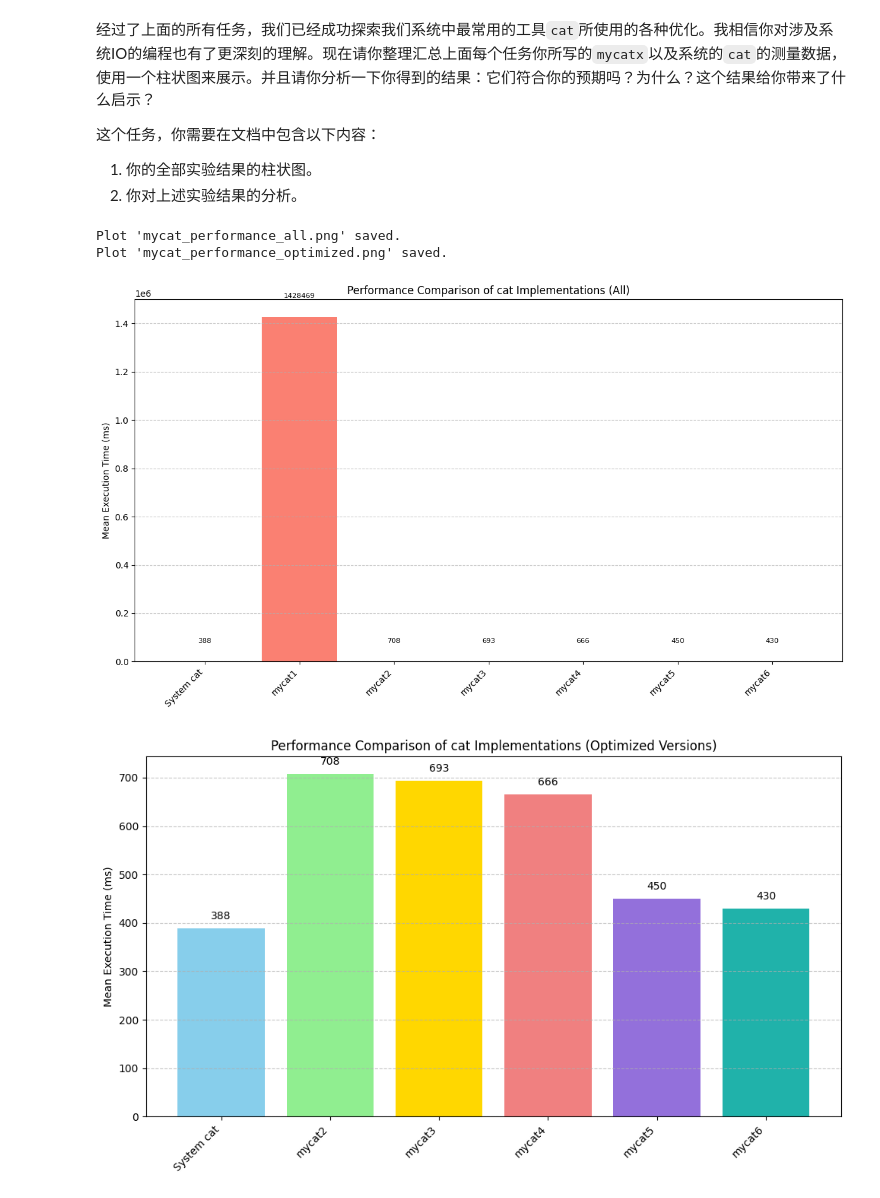
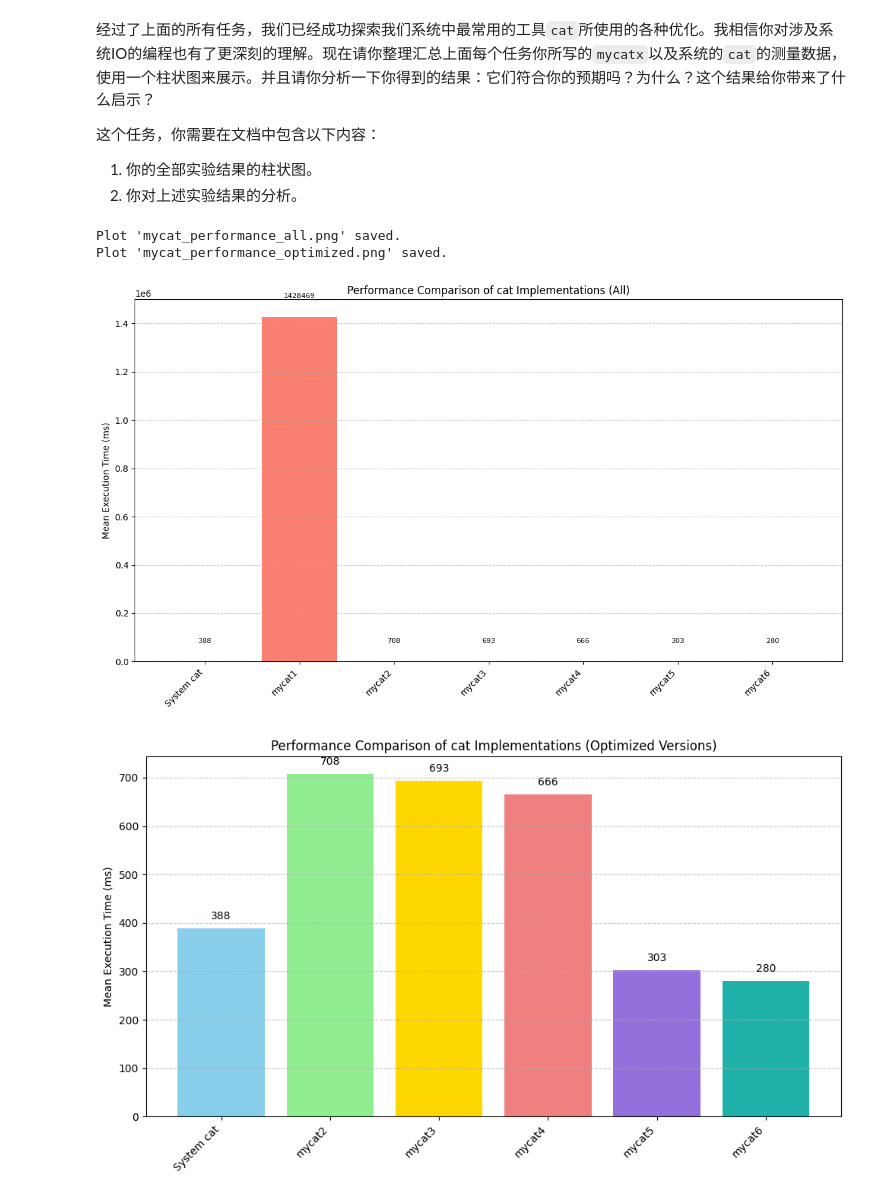
Before and after one commit to RUCICS/meowhw-selinarz, a Jupyter notebook: meowlab.ipynb, the cells around one changed output. Saved outputs shown, nothing was run; the diff lists cells and outputs as text; code cells hidden in the pictures.

```diff
--- a/meowlab.ipynb
+++ b/meowlab.ipynb
@@ -432,8 +480,8 @@ times_ms = [
     708,      # mycat2 (page-size buffer)
     693,      # mycat3 (aligned page-size buffer)
     666,      # mycat4 (fs_block_size aware, aligned)
-    450,      # mycat5 (256KB buffer, aligned) - EXAMPLE, use your value
-    430       # mycat6 (256KB buffer, aligned, fadvise) - EXAMPLE, use your value
+    303,      # mycat5 (256KB buffer, aligned) - EXAMPLE, use your value
+    280       # mycat6 (256KB buffer, aligned, fadvise) - EXAMPLE, use your value
 ]
 # --- END OF DATA TO REPLACE ---
 
@@ -455,31 +503,31 @@ for bar in bars:
 
 plt.tight_layout()
 plt.savefig('mycat_performance_all.png')
 print("Plot 'mycat_performance_all.png' saved.")
 # plt.show()
 
 # Plot 2: Excluding mycat1 for better detail on optimized versions
 programs_optimized = programs[0:1] + programs[2:] # System cat + mycat2 onwards
 times_ms_optimized = times_ms[0:1] + times_ms[2:]
 
 plt.figure(figsize=(10, 6))
 bars_optimized = plt.bar(programs_optimized, times_ms_optimized, color=['skyblue', 'lightgreen', 'gold', 'lightcoral', 'mediumpurple', 'lightseagreen'])
 plt.ylabel('Mean Execution Time (ms)')
 plt.title('Performance Comparison of cat Implementations (Optimized Versions)')
 plt.xticks(rotation=45, ha="right")
 plt.grid(axis='y', linestyle='--', alpha=0.7)
 
 # Add text labels on bars for the optimized plot
 for bar in bars_optimized:
     yval = bar.get_height()
     plt.text(bar.get_x() + bar.get_width()/2.0, yval + 0.02 * max(times_ms_optimized), f'{yval:.0f}', ha='center', va='bottom')
 
 plt.tight_layout()
 plt.savefig('mycat_performance_optimized.png')
 print("Plot 'mycat_performance_optimized.png' saved.")
 # plt.show()
 # %% [output]
 Plot 'mycat_performance_all.png' saved.
 Plot 'mycat_performance_optimized.png' saved.
 [figure]
-[figure, old version]
+[figure, new version]
```
Also changed, not shown: parts of 6 cells of this notebook, 2 other files.
